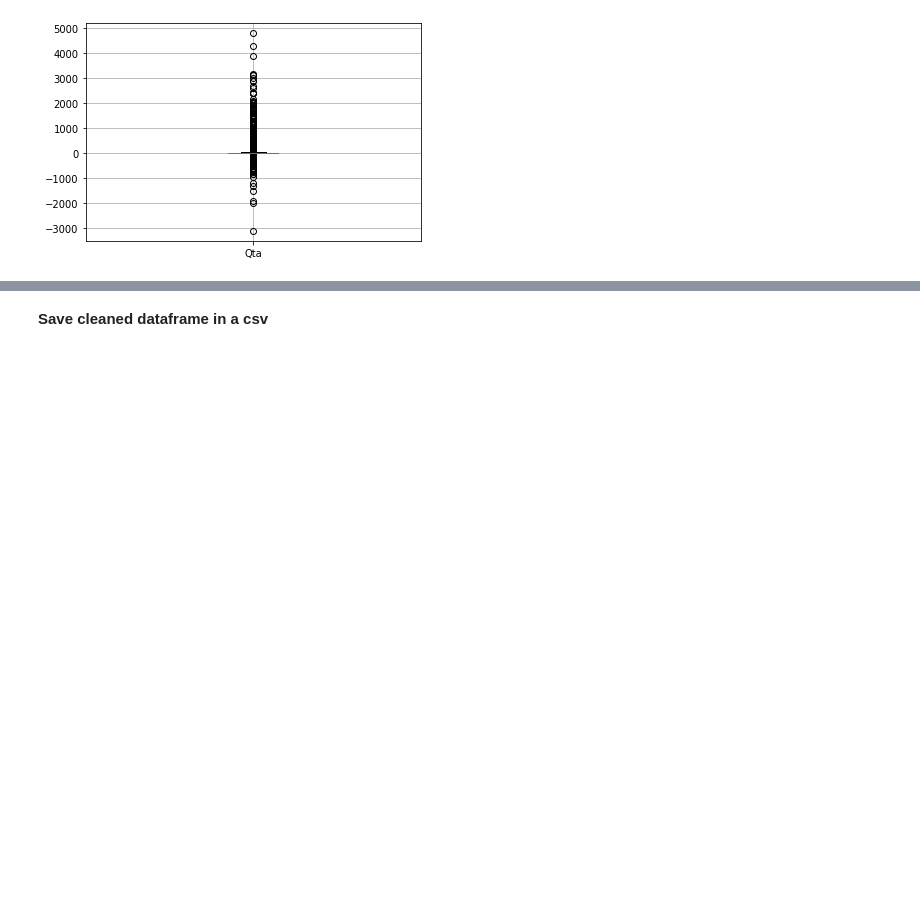
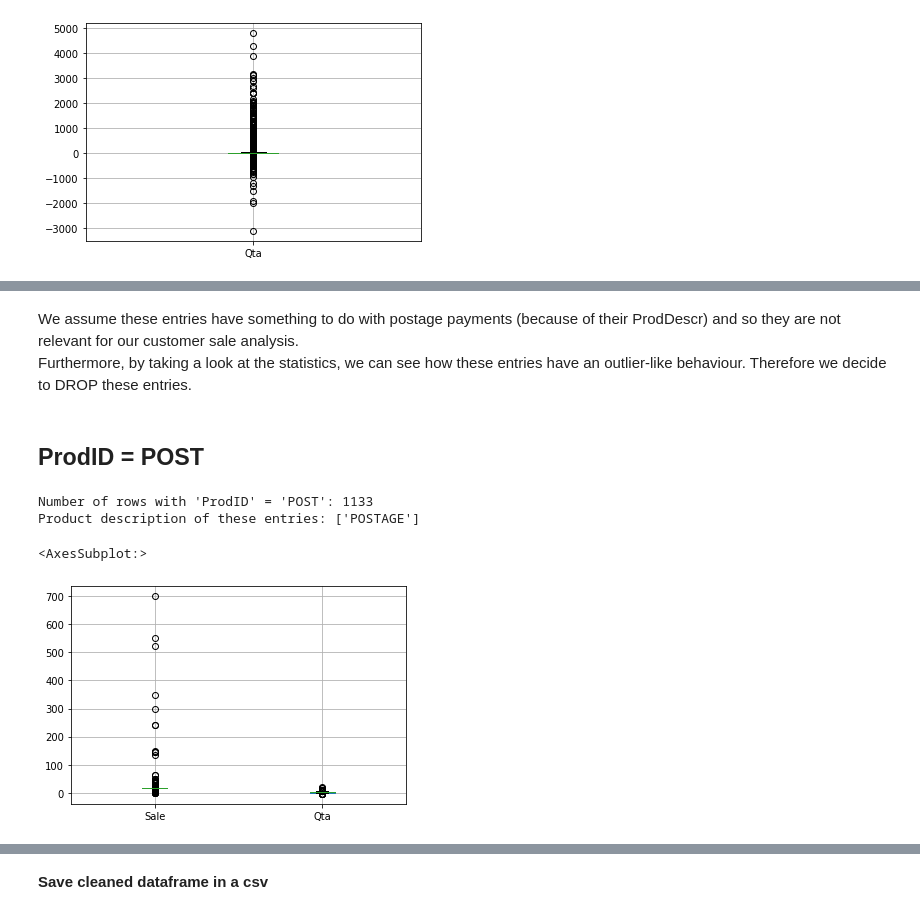
Before and after one commit to AlexPasqua/DM-project, a Jupyter notebook: DataUnderstanding_DataPreparation.ipynb, the cells around one changed output, grey strips where cells are left out. Cells and saved outputs as stored; diff of their text form; code cells hidden in the pictures; blank space fills up the shorter version.

```diff
--- a/DataUnderstanding_DataPreparation.ipynb
+++ b/DataUnderstanding_DataPreparation.ipynb
@@ -416,0 +505,17 @@ df.boxplot(column=['Qta'])
+# %% [markdown]
+We assume these entries have something to do with postage payments (because of their ProdDescr) and so they are not relevant for our customer sale analysis.<br>
+Furthermore, by taking a look at the statistics, we can see how these entries have an outlier-like behaviour.
+Therefore we decide to DROP these entries.
+# %%
+df.drop(df[df['ProdID'] == 'DOT'].index, inplace=True)
+# %% [markdown]
+## ProdID = POST
+# %%
+print("Number of rows with 'ProdID' = 'POST':", len(df[df['ProdID'] == 'POST']))
+print("Product description of these entries:", df[df['ProdID'] == 'POST']['ProdDescr'].unique())
+df[df['ProdID'] == 'POST'].boxplot(column = ['Sale','Qta'])
+# %% [output]
+Number of rows with 'ProdID' = 'POST': 1133
+Product description of these entries: ['POSTAGE']
+<AxesSubplot:>
+[figure, added]
```
Also changed, not shown: parts of 28 cells of this notebook.
